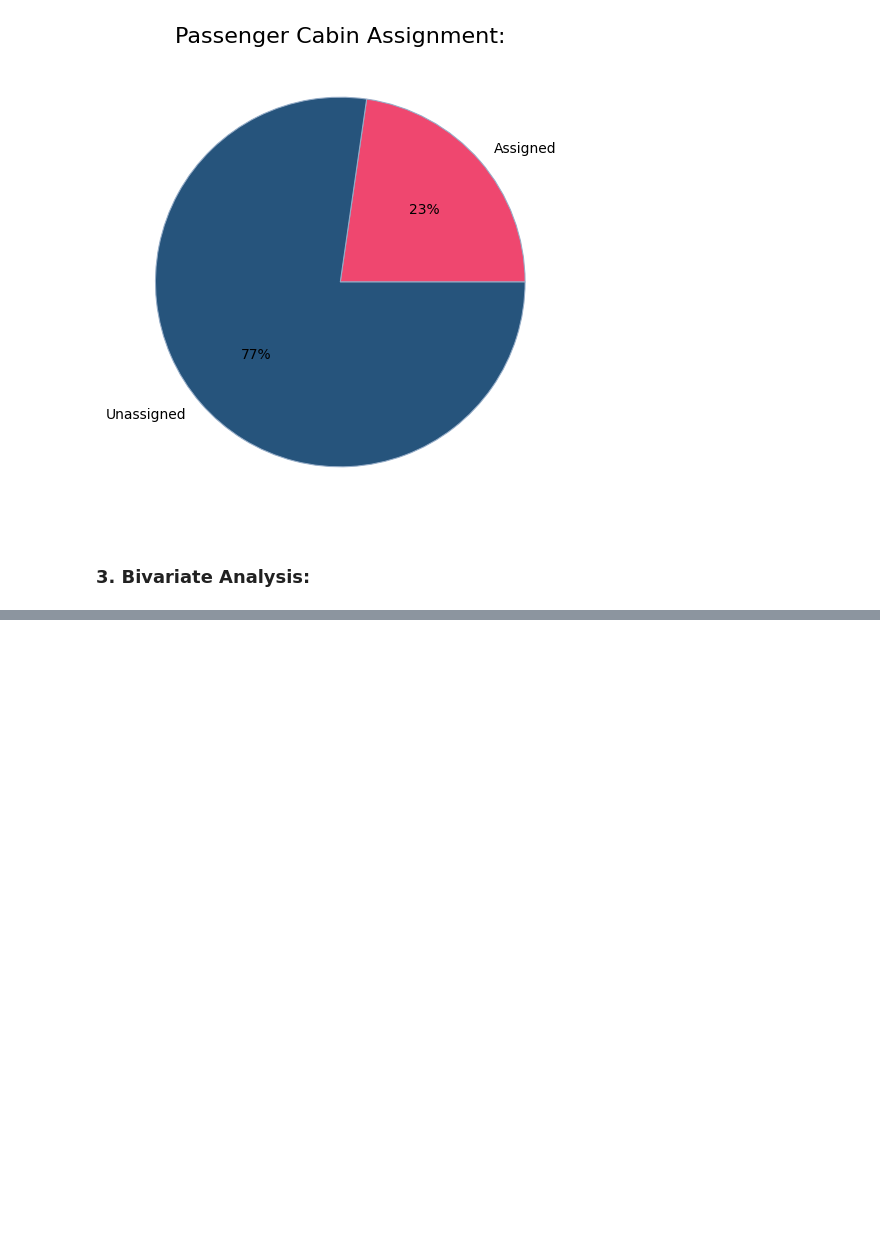
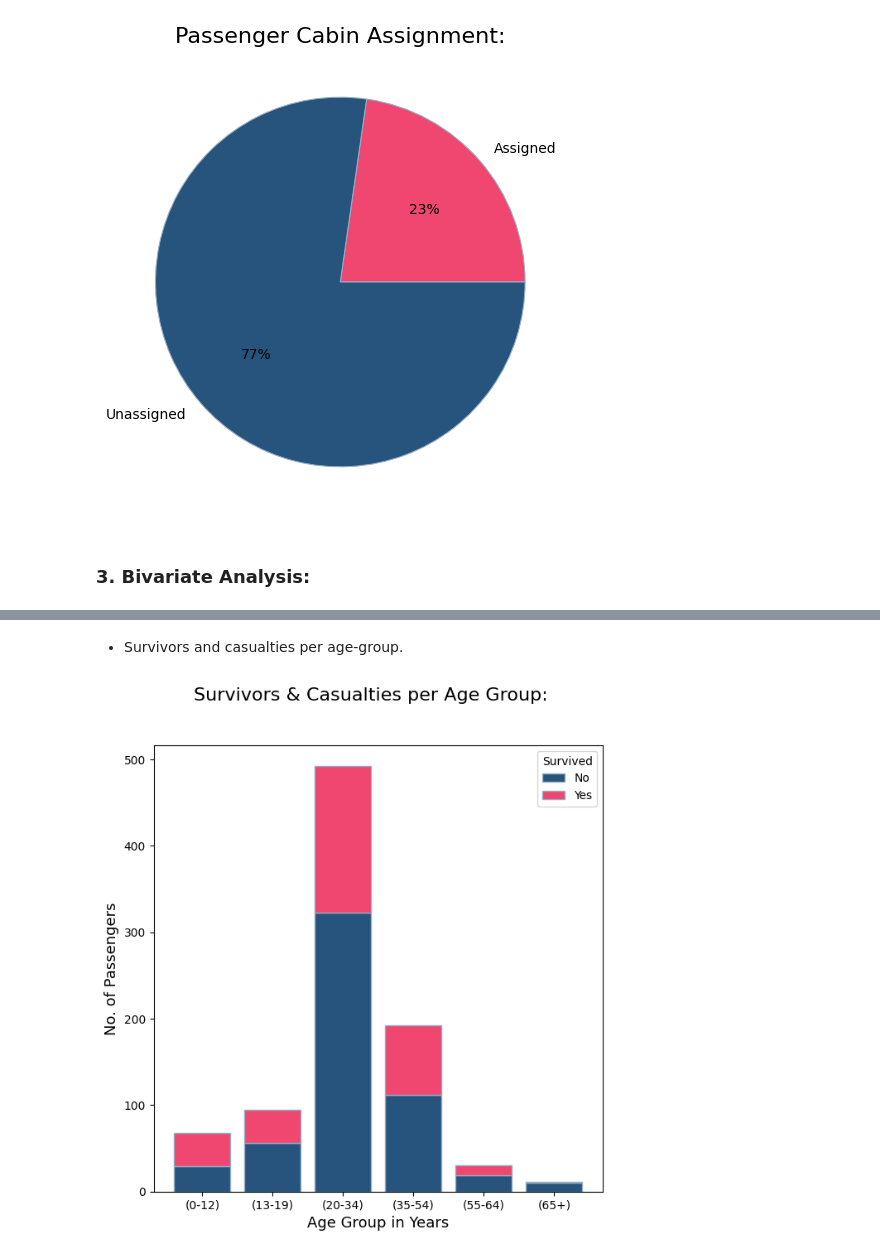
Before and after one commit to grace-sampao/Cyber-Shujaa---Exploratory-Data-Analysis, a Jupyter notebook: exploratory_data_analysis.ipynb, the cells around one changed output, grey strips where cells are left out. Cells and saved outputs as stored; diff of their text form; code cells hidden in the pictures; blank space fills up the shorter version.

```diff
--- a/exploratory_data_analysis.ipynb
+++ b/exploratory_data_analysis.ipynb
@@ -923,0 +928,24 @@ plt.show()
+# %% [markdown]
+- Survivors and casualties per age-group.
+# %%
+fig, ax = plt.subplots(figsize=(7, 7))
+fig.suptitle("Survivors & Casualties per Age Group:", fontsize=16)
+
+ax.bar(
+  ['(0-12)', '(13-19)', '(20-34)', '(35-54)', '(55-64)', '(65+)'], [29, 56, 323, 112, 19, 10],
+  color=dusk_blue,
+  edgecolor=powder_blue
+)
+ax.bar(
+  ['(0-12)', '(13-19)', '(20-34)', '(35-54)', '(55-64)', '(65+)'], [39, 39, 169, 80, 11, 1],
+  bottom=[29, 56, 323, 112, 19, 10],
+  color=bubblegum_pink,
+  edgecolor=powder_blue
+)
+ax.set_xlabel("Age Group in Years", fontsize=13)
+ax.set_ylabel("No. of Passengers", fontsize=13)
+ax.legend(['No', 'Yes'], title='Survived')
+
+plt.show()
+# %% [output]
+[figure, added]
```
Also changed, not shown: parts of 2 cells of this notebook.
